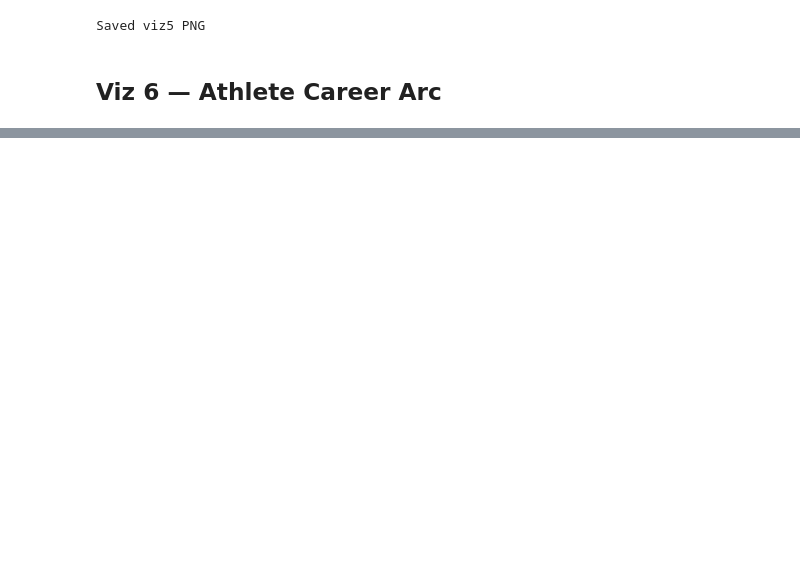
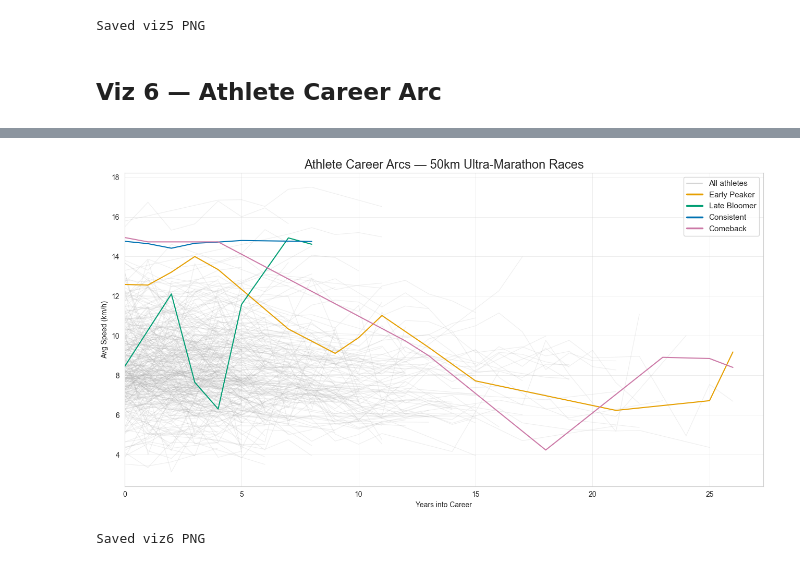
Before and after one commit to luizsamelo/ultramarathon-performance-viz, a Jupyter notebook: Notebooks/ultra_partC.ipynb, the cells around one changed output, grey strips where cells are left out. Drawn from its saved outputs; the diff is of its cells as text; code cells hidden in the pictures; blank space fills up the shorter version.

```diff
--- a/Notebooks/ultra_partC.ipynb
+++ b/Notebooks/ultra_partC.ipynb
@@ -155,0 +185,44 @@ Saved viz6 PNG
+# %%
+COLORS = {
+    'Early Peaker': '#E69F00',
+    'Late Bloomer': '#009E73',
+    'Consistent': '#0072B2',
+    'Comeback': '#CC79A7',
+}
+
+fig, ax = plt.subplots(figsize=(13, 7))
+
+np.random.seed(42)
+bg_ids = np.random.choice(
+    [aid for aid in career_data['athlete_id'].unique() if aid not in selected.values()],
+    size=min(300, career_data['athlete_id'].nunique()),
+    replace=False
+)
+bg_data = career_data[career_data['athlete_id'].isin(bg_ids)]
+
+for _, grp in bg_data.groupby('athlete_id'):
+    grp = grp.sort_values('career_year')
+    ax.plot(grp['career_year'], grp['avg_speed'],
+            color='#aaaaaa', alpha=0.2, linewidth=0.8, zorder=1)
+
+for archetype, aid in selected.items():
+    grp = career_data[career_data['athlete_id'] == aid].sort_values('career_year')
+    ax.plot(grp['career_year'], grp['avg_speed'],
+            color=COLORS[archetype], linewidth=1.5, zorder=3, label=archetype)
+
+legend_handles = (
+        [Line2D([0], [0], color='#aaaaaa', linewidth=1.5, alpha=0.5, label='All athletes')] +
+        [Line2D([0], [0], color=COLORS[a], linewidth=2.5, label=a) for a in selected]
+)
+ax.legend(handles=legend_handles, fontsize=11)
+ax.set_xlabel('Years into Career')
+ax.set_ylabel('Avg Speed (km/h)')
+ax.set_title('Athlete Career Arcs — 50km Ultra-Marathon Races', fontsize=17)
+ax.set_xlim(left=0)
+plt.tight_layout()
+plt.savefig('../Viz/viz6_athlete_career_arc.png', dpi=150, bbox_inches='tight')
+plt.show()
+print('Saved viz6 PNG')
+# %% [output]
+[figure, added]
+Saved viz6 PNG
```
Also changed, not shown: parts of 6 cells of this notebook, 11 other files.
